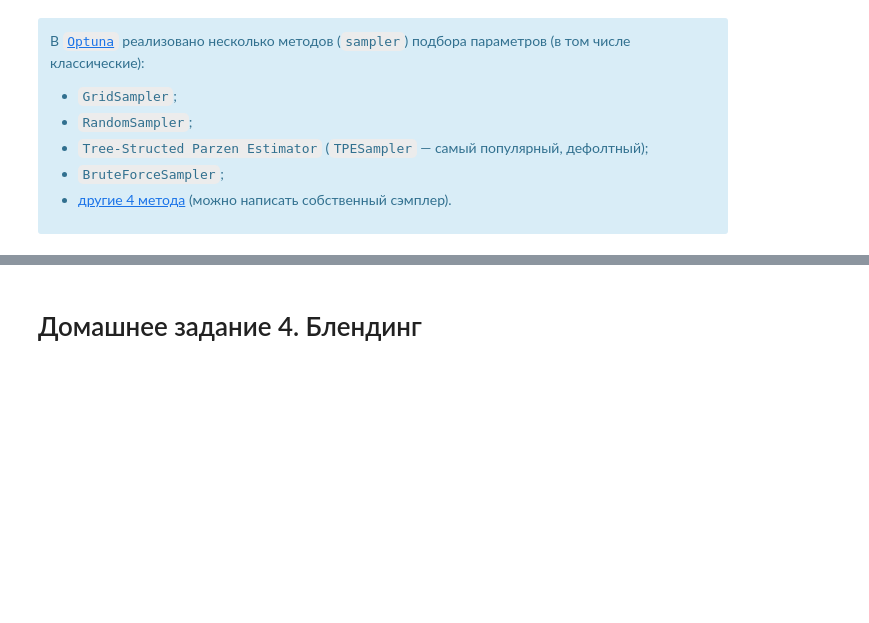
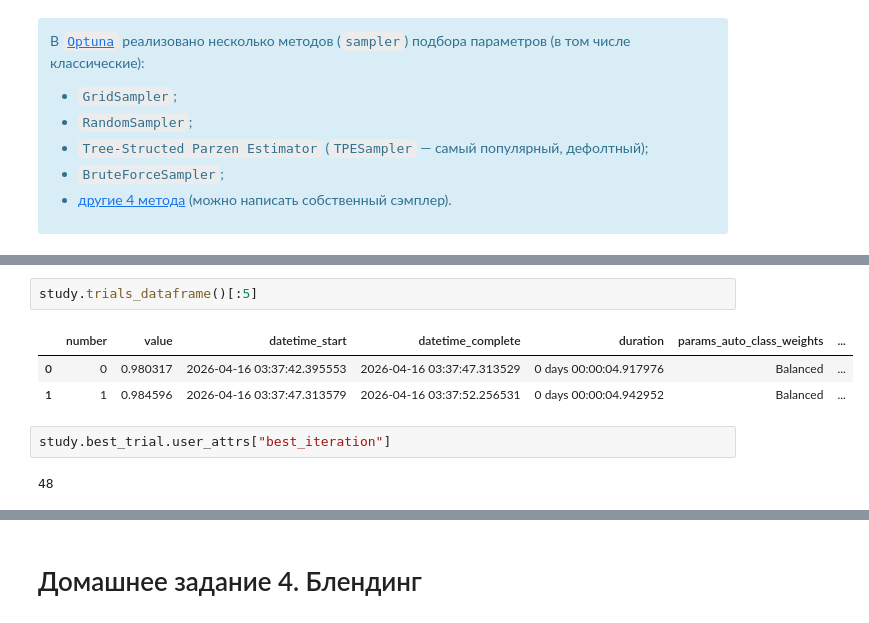
Before and after one commit to Katrin-Pochtar/Kaggle, a Jupyter notebook: Почтар_Катрин_Викторовна_Соревновательный_DS.ipynb, the cells around one changed output, grey strips where cells are left out. Saved outputs shown, nothing was run; the diff lists cells and outputs as text; blank space fills up the shorter version.

```diff
--- a/Почтар_Катрин_Викторовна_Соревновательный_DS.ipynb
+++ b/Почтар_Катрин_Викторовна_Соревновательный_DS.ipynb
@@ -1002,0 +1018,10 @@ study.optimize(objective, n_trials=10)
+# %%
+study.trials_dataframe()[:5]
+# %% [output]
+|  | number | value | datetime_start | datetime_complete | duration | params_auto_class_weights | ... |
+| 0 | 0 | 0.980317 | 2026-04-16 03:37:42.395553 | 2026-04-16 03:37:47.313529 | 0 days 00:00:04.917976 | Balanced | ... |
+| 1 | 1 | 0.984596 | 2026-04-16 03:37:47.313579 | 2026-04-16 03:37:52.256531 | 0 days 00:00:04.942952 | Balanced | ... |
+# %%
+study.best_trial.user_attrs["best_iteration"]
+# %% [output]
+48
```
Also changed, not shown: parts of 31 cells of this notebook.
